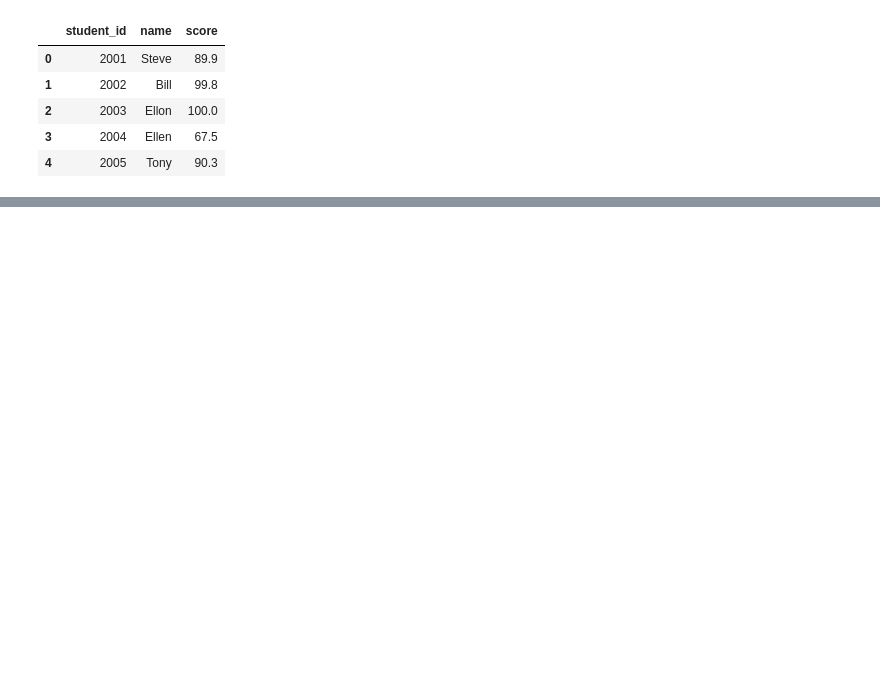
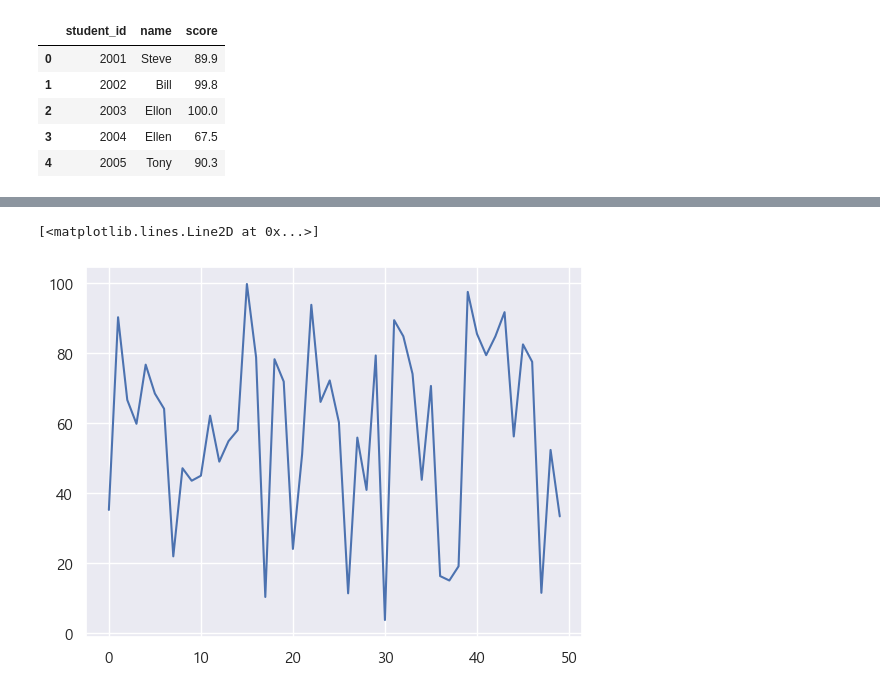
Before and after one commit to Donkwam/iot-dataanalysis-2025, a Jupyter notebook: day02/mldl01_주요모듈학습.ipynb, the cells around one changed output, grey strips where cells are left out. Drawn from its saved outputs; the diff is of its cells as text; code cells hidden in the pictures; blank space fills up the shorter version.

```diff
--- a/day02/mldl01_주요모듈학습.ipynb
+++ b/day02/mldl01_주요모듈학습.ipynb
@@ -166,0 +217,15 @@ df2
+# %%
+# 한글로 Matplotlib 사용시 항상 필요
+from matplotlib import rcParams, font_manager, rc
+
+font_path = 'C:/Windows/Fonts/malgun.ttf'
+font = font_manager.FontProperties(fname=font_path).get_name()
+rc('font', family=font)
+rcParams['axes.unicode_minus'] = False
+
+sns.set_style('darkgrid')
+sns.set_theme(font='Malgun Gothic', rc={'axes.unicode_minus': False})
+# %%
+# 기본데이터
+arr = np.random.random(50) * 100
+arr
@@ -166,0 +243,6 @@ df2
+# %%
+# 단일차트
+plt.plot(arr)
+# %% [output]
+[<matplotlib.lines.Line2D at 0x...>]
+[figure, added]
```
Also changed, not shown: parts of 32 cells of this notebook, 4 other files.
